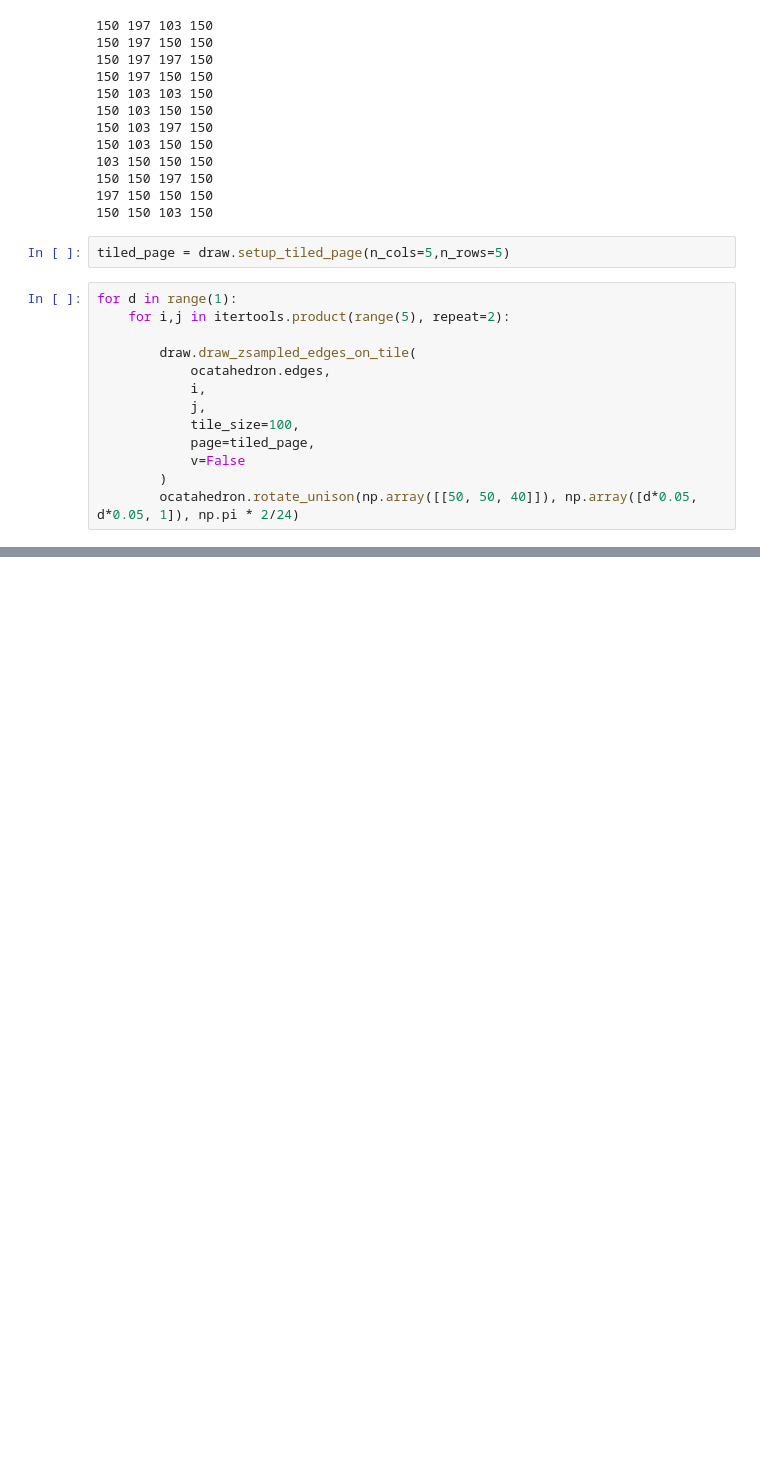
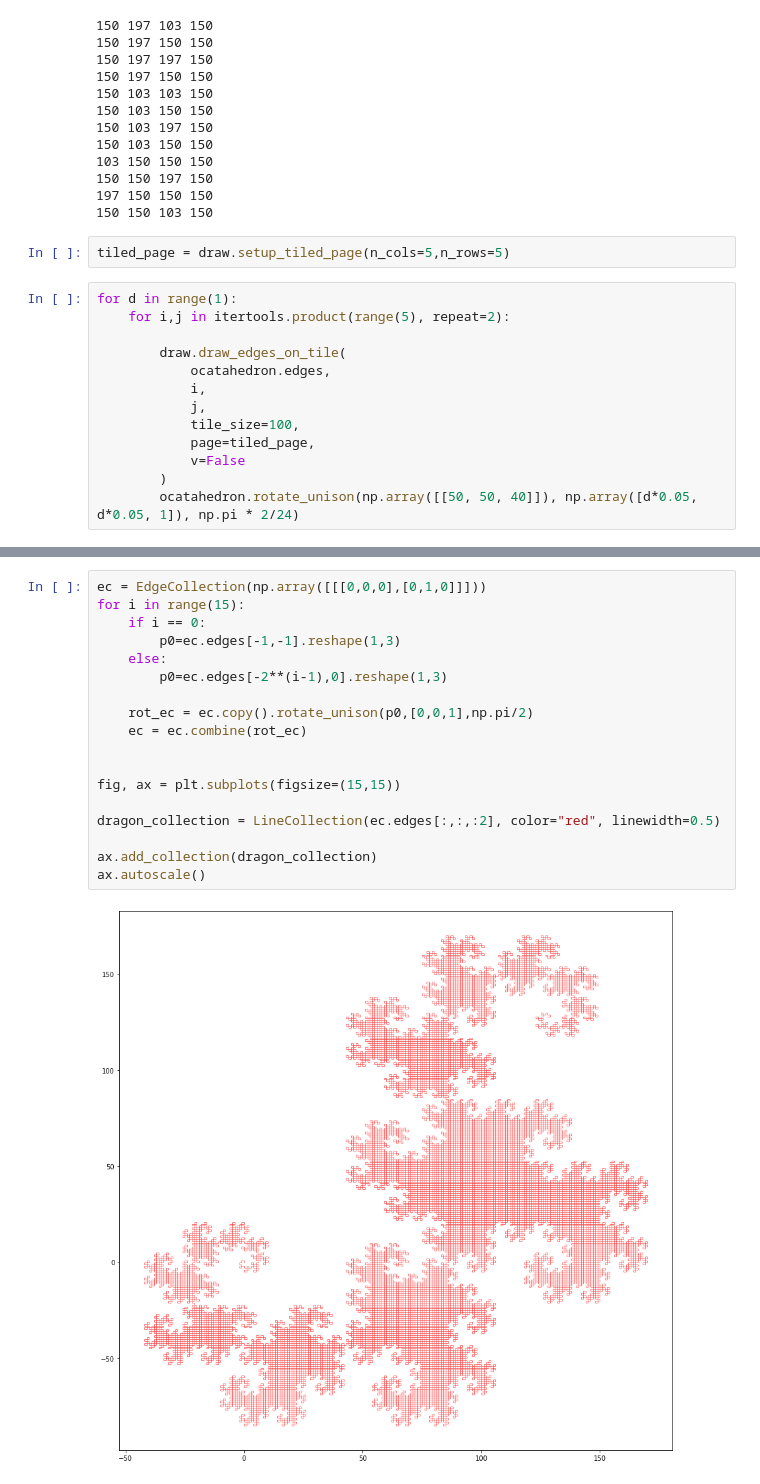
Before and after one commit to leobrowning92/lineart, a Jupyter notebook: shatter_exploration.ipynb, the cells around one changed output, grey strips where cells are left out. Drawn from its saved outputs; the diff is of its cells as text; blank space fills up the shorter version.

Commit message:
add dragon curve to notebook

```diff
--- a/shatter_exploration.ipynb
+++ b/shatter_exploration.ipynb
@@ -130,7 +126,7 @@ tiled_page = draw.setup_tiled_page(n_cols=5,n_rows=5)
 for d in range(1):
     for i,j in itertools.product(range(5), repeat=2):
 
-        draw.draw_zsampled_edges_on_tile(
+        draw.draw_edges_on_tile(
             ocatahedron.edges,
             i,
             j,
@@ -143,0 +172,20 @@ Image(tiled_page.image(kind="rgba", ppi=60).png())
+# %%
+ec = EdgeCollection(np.array([[[0,0,0],[0,1,0]]]))
+for i in range(15):
+    if i == 0:
+        p0=ec.edges[-1,-1].reshape(1,3)
+    else:
+        p0=ec.edges[-2**(i-1),0].reshape(1,3)
+
+    rot_ec = ec.copy().rotate_unison(p0,[0,0,1],np.pi/2)
+    ec = ec.combine(rot_ec)
+
+
+fig, ax = plt.subplots(figsize=(15,15))
+
+dragon_collection = LineCollection(ec.edges[:,:,:2], color="red", linewidth=0.5)
+
+ax.add_collection(dragon_collection)
+ax.autoscale()
+# %% [output]
+[figure, added]
```
Also changed, not shown: parts of 15 cells of this notebook, 3 other files.
